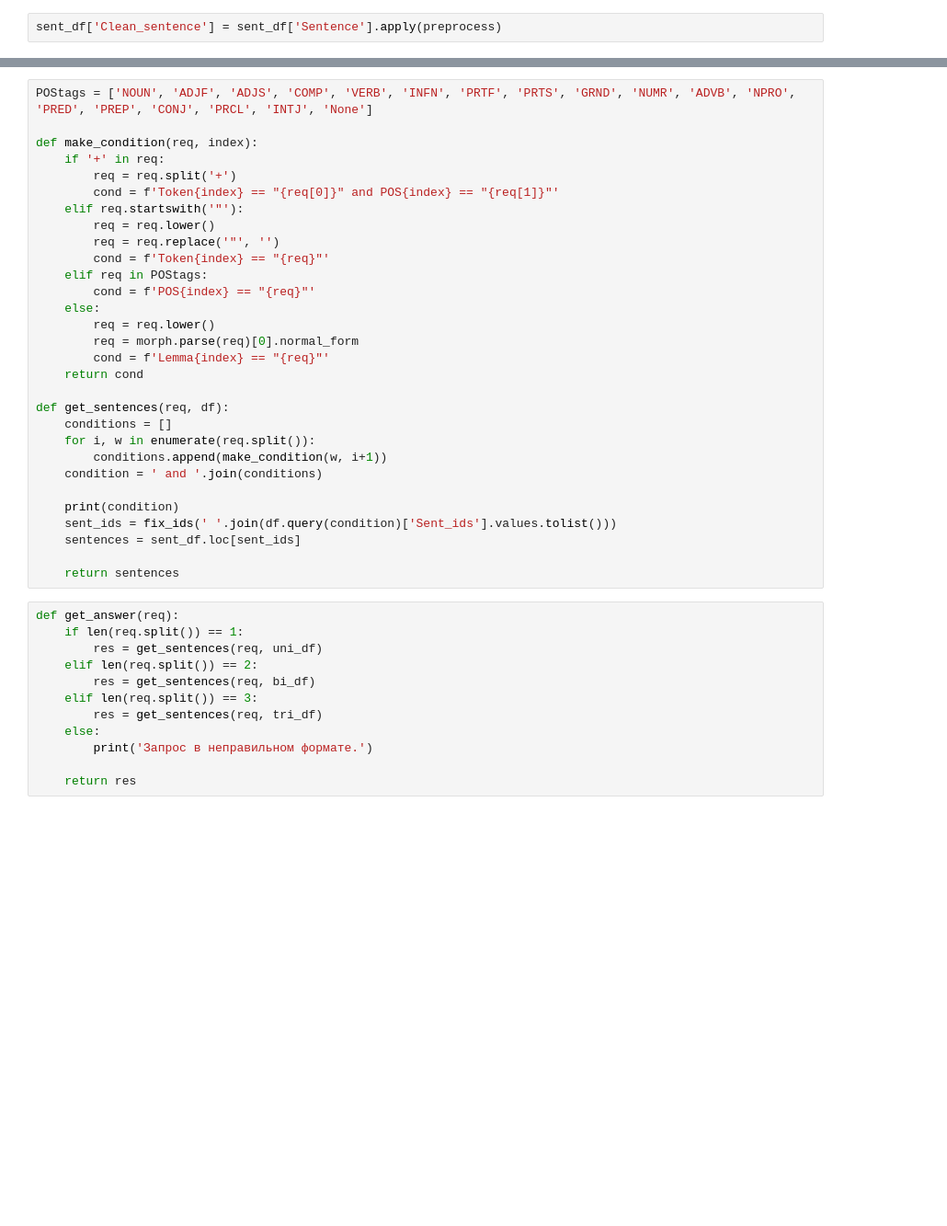
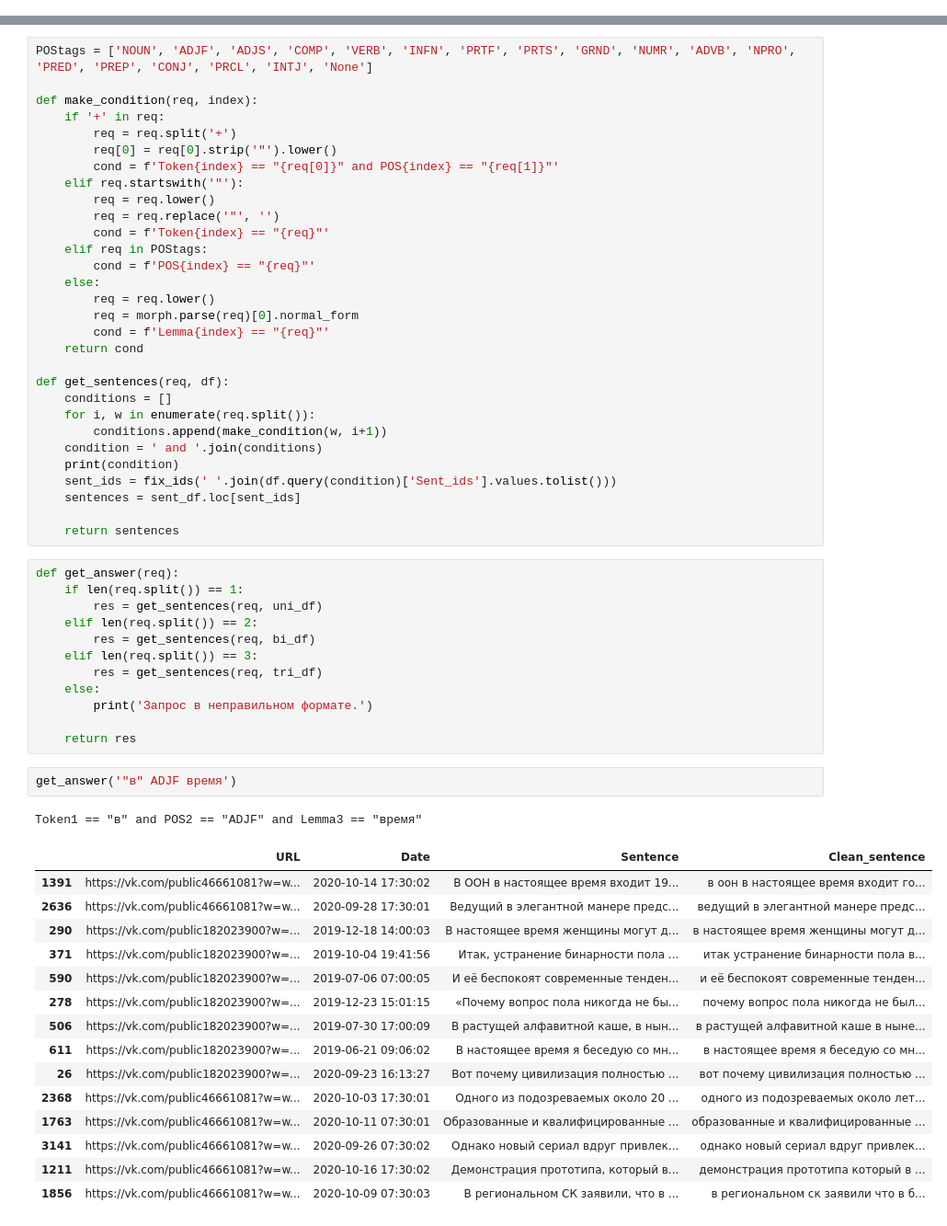
Before and after one commit to tbkazakova/autobr_femcorpus, a Jupyter notebook: NLP_project.ipynb, the cells around one changed output, grey strips where cells are left out. Shown: that part at 92% size. Cells and saved outputs as stored; diff of their text form; blank space fills up the shorter version.

```diff
--- a/NLP_project.ipynb
+++ b/NLP_project.ipynb
@@ -291,5 +314,3 @@ def preprocess(sent):
-# %%
-sent_df['Clean_sentence'] = sent_df['Sentence'].apply(preprocess)
 # %%
 uni_df = pd.read_csv('https://raw.githubusercontent.com/tbkazakova/autobr_femcorpus/main/uni_df.tsv', sep='\t', header=0, names=['Token1', 'Lemma1', 'POS1', 'Sent_ids'], index_col=False)
 # %%
@@ -304,6 +327,7 @@ POStags = ['NOUN', 'ADJF', 'ADJS', 'COMP', 'VERB', 'INFN', 'PRTF', 'PRTS', 'GRND
 def make_condition(req, index):
     if '+' in req:
         req = req.split('+')
+        req[0] = req[0].strip('"').lower()
         cond = f'Token{index} == "{req[0]}" and POS{index} == "{req[1]}"'
     elif req.startswith('"'):
         req = req.lower()
@@ -322,7 +346,6 @@ def get_sentences(req, df):
     for i, w in enumerate(req.split()):
         conditions.append(make_condition(w, i+1))
     condition = ' and '.join(conditions)
-
     print(condition)
     sent_ids = fix_ids(' '.join(df.query(condition)['Sent_ids'].values.tolist()))
     sentences = sent_df.loc[sent_ids]
@@ -340,3 +363,22 @@ def get_answer(req):
         print('Запрос в неправильном формате.')
 
     return res
+# %%
+get_answer('"в" ADJF время')
+# %% [output]
+Token1 == "в" and POS2 == "ADJF" and Lemma3 == "время"
+|  | URL | Date | Sentence | Clean_sentence |
+| 1391 | https://vk.com/public46661081?w=w... | 2020-10-14 17:30:02 | В ООН в настоящее время входит 19... | в оон в настоящее время входит го... |
+| 2636 | https://vk.com/public46661081?w=w... | 2020-09-28 17:30:01 | Ведущий в элегантной манере предс... | ведущий в элегантной манере предс... |
+| 290 | https://vk.com/public182023900?w=... | 2019-12-18 14:00:03 | В настоящее время женщины могут д... | в настоящее время женщины могут д... |
+| 371 | https://vk.com/public182023900?w=... | 2019-10-04 19:41:56 | Итак, устранение бинарности пола ... | итак устранение бинарности пола в... |
+| 590 | https://vk.com/public182023900?w=... | 2019-07-06 07:00:05 | И её беспокоят современные тенден... | и её беспокоят современные тенден... |
+| 278 | https://vk.com/public182023900?w=... | 2019-12-23 15:01:15 | «Почему вопрос пола никогда не бы... | почему вопрос пола никогда не был... |
+| 506 | https://vk.com/public182023900?w=... | 2019-07-30 17:00:09 | В растущей алфавитной каше, в нын... | в растущей алфавитной каше в ныне... |
+| 611 | https://vk.com/public182023900?w=... | 2019-06-21 09:06:02 | В настоящее время я беседую со мн... | в настоящее время я беседую со мн... |
+| 26 | https://vk.com/public182023900?w=... | 2020-09-23 16:13:27 | Вот почему цивилизация полностью ... | вот почему цивилизация полностью ... |
+| 2368 | https://vk.com/public46661081?w=w... | 2020-10-03 17:30:01 | Одного из подозреваемых около 20 ... | одного из подозреваемых около лет... |
+| 1763 | https://vk.com/public46661081?w=w... | 2020-10-11 07:30:01 | Образованные и квалифицированные ... | образованные и квалифицированные ... |
+| 3141 | https://vk.com/public46661081?w=w... | 2020-09-26 07:30:02 | Однако новый сериал вдруг привлек... | однако новый сериал вдруг привлек... |
+| 1211 | https://vk.com/public46661081?w=w... | 2020-10-16 17:30:02 | Демонстрация прототипа, который в... | демонстрация прототипа который в ... |
+| 1856 | https://vk.com/public46661081?w=w... | 2020-10-09 07:30:03 | В региональном СК заявили, что в ... | в региональном ск заявили что в б... |
```
Also changed, not shown: parts of 27 cells of this notebook.
